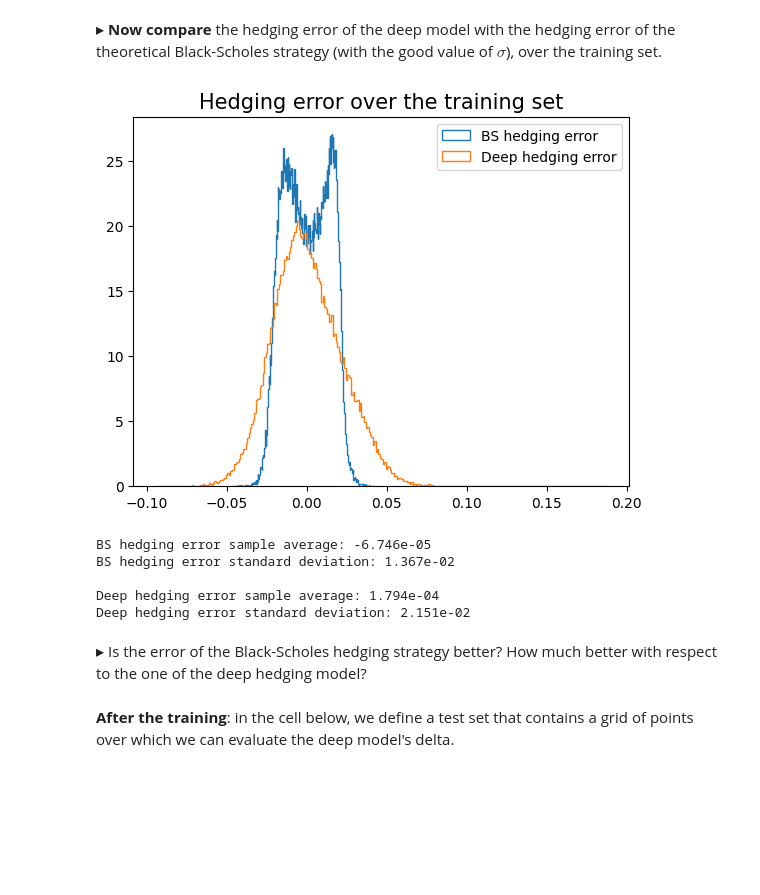
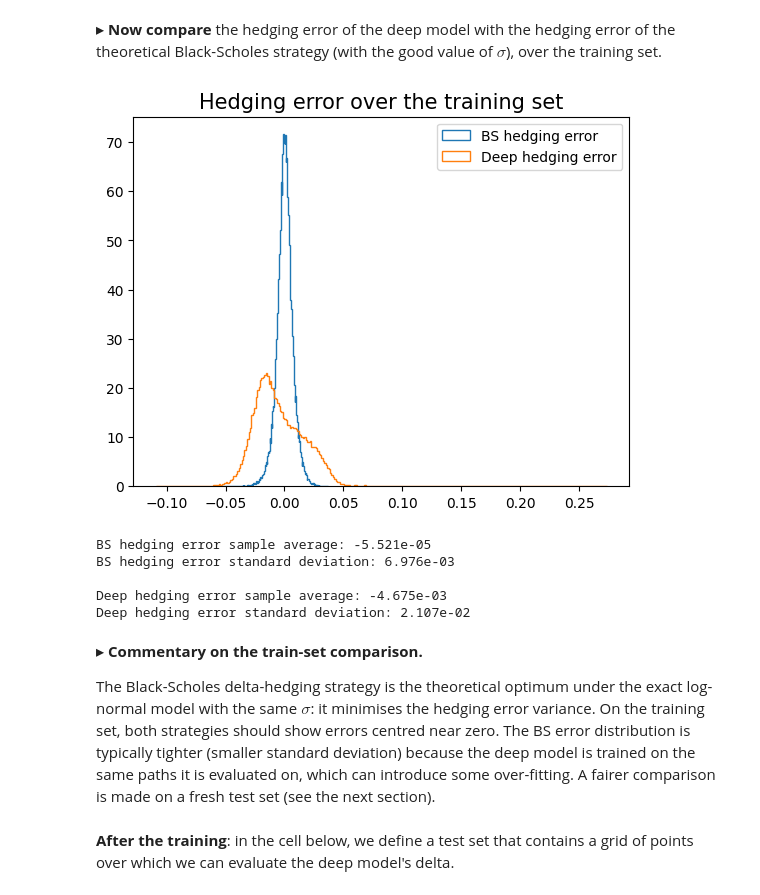
Before and after one commit to RaynorEtienn/Deep-Learning-in-Finance, a Jupyter notebook: Day 5/Deep_hedging.ipynb, the cells around one changed output. Drawn from its saved outputs; the diff is of its cells as text; code cells hidden in the pictures; blank space fills up the shorter version.

```diff
--- a/Day 5/Deep_hedging.ipynb
+++ b/Day 5/Deep_hedging.ipynb
@@ -270,8 +266,15 @@ for j in range(N):
 
     priceincr = Subtract()([pricenew, price]) # the asset price increment S_{j+1} - S_j
 
-    hedgenew = Multiply()([strategy, priceincr])  # h_j * (S_{j+1} - S_j)
-    hedge = Add()([hedge, hedgenew]) # building up the delta-hedging part of the portfolio
+    # Self-financing portfolio evolution with non-zero interest rate r (To Do 3)
+    # V_{j+1} = V_j + r*(V_j - δ_j*S_j)*Δt + δ_j*(S_{j+1} - S_j)
+    portfolio_value = Add()([premium, hedge])                             # V_tj = π_0 + accumulated gain so far
+    delta_times_S   = Multiply()([strategy, price])                      # δ_j · S_j (value of risky-asset position)
+    cash_part       = Subtract()([portfolio_value, delta_times_S])       # V_tj − δ_j·S_j (cash account)
+    interest        = Lambda(lambda x: r * Delta_T * x)(cash_part)      # r · (V_tj − δ_j·S_j) · Δt
+    delta_contrib   = Multiply()([strategy, priceincr])                  # δ_j · (S_{j+1} − S_j)
+    hedgenew        = Add()([interest, delta_contrib])                   # total portfolio increment at step j
+    hedge           = Add()([hedge, hedgenew])                           # update accumulated gain
 
     output_helper = output_helper + [strategy_eval]
 
@@ -318,3 +321,3 @@ With $N=100$ time steps, a training set of size $N_{train} = 10^4$ and the netwo
 # %%
-model_hedge_strat.fit(x = xtrain, y = ytrain, epochs=5, verbose=True, batch_size=100)  # type: ignore
+model_hedge_strat.fit(x = xtrain, y = ytrain, epochs=10, verbose=True, batch_size=256)  # type: ignore
 # %% [output]
@@ -365,46 +394,51 @@ How does the result look like?
 # %% [markdown]
 $\blacktriangleright$ __Now compare__ the hedging error of the deep model with the hedging error of the theoretical Black-Scholes strategy (with the good value of $\sigma$), over the training set.
 # %%
-hedge = np.zeros(N_train)
-price = S0 * np.ones((N_train, N))
+V_BS_train = priceBS * np.ones(N_train)  # portfolio value, initialised at the BS price
+price_k = S0 * np.ones(N_train)          # asset price at current step
 
-for k in range(N-1):
-    # We use the log-increments from the training set
-    price[:, k+1] = price[:, k] * np.exp(log_increments[k].T) # Here we build all the N_train asset price trajectories
+for k in range(N):
+    price_k1 = price_k * np.exp(log_increments[k][:, 0])  # S_{t_{k+1}}
 
-    # The theoretical Black-Scholes delta over the trajectories in the train set, at the current time
+    # Theoretical Black-Scholes delta at current time and current spot
     tau = T - grid[k]
-    d_1 = (np.log(price[:, k]/strike) + (r + 0.5*sigma**2)*tau) / (sigma*np.sqrt(tau))
+    d_1 = (np.log(price_k / strike) + (r + 0.5 * sigma**2) * tau) / (sigma * np.sqrt(tau))
     BS_delta_train = sps.norm.cdf(d_1)
 
-    # The evolution of the hedging portfolio with the BS delta
-    hedge = hedge + BS_delta_train * (price[:, k+1] - price[:, k])
+    # Self-financing portfolio evolution with r≠0
+    V_BS_train = (V_BS_train
+                  + r * (V_BS_train - BS_delta_train * price_k) * Delta_T
+                  + BS_delta_train * (price_k1 - price_k))
 
-hedging_error_BS = priceBS + hedge - np.maximum(price[:, -1] - strike, 0)  # type: ignore
+    price_k = price_k1
+
+hedging_error_BS = V_BS_train - np.maximum(price_k - strike, 0)  # type: ignore
 
 plt.hist(hedging_error_BS, bins=int(np.sqrt(N_train)), histtype='step', label="BS hedging error", density=True)
 
 # We plot the hedging error of the deep model again, for comparison with BS
 plt.hist(hedging_error, bins=int(np.sqrt(N_train)), histtype='step', label="Deep hedging error", density=True)
 
 plt.title("Hedging error over the training set", fontsize=15)
 plt.legend(loc="best")
 plt.show()
 
-print("BS hedging error sample average: %1.3e" %np.mean(hedging_error_BS))
-print("BS hedging error standard deviation: %1.3e \n " %np.std(hedging_error_BS))
+print("BS hedging error sample average: %1.3e" % np.mean(hedging_error_BS))
+print("BS hedging error standard deviation: %1.3e \n" % np.std(hedging_error_BS))
 
-print("Deep hedging error sample average: %1.3e" %np.mean(hedging_error))
-print("Deep hedging error standard deviation: %1.3e \n " %np.std(hedging_error))
+print("Deep hedging error sample average: %1.3e" % np.mean(hedging_error))
+print("Deep hedging error standard deviation: %1.3e \n" % np.std(hedging_error))
 # %% [output]
-[figure, old version]
+[figure, new version]
-BS hedging error sample average: -6.746e-05
-BS hedging error standard deviation: 1.367e-02
+BS hedging error sample average: -5.521e-05
+BS hedging error standard deviation: 6.976e-03
 
-Deep hedging error sample average: 1.794e-04
-Deep hedging error standard deviation: 2.151e-02
+Deep hedging error sample average: -4.675e-03
+Deep hedging error standard deviation: 2.107e-02
-# %% [markdown]
-$\blacktriangleright$ Is the error of the Black-Scholes hedging strategy better? How much better with respect to the one of the deep hedging model?
+# %% [markdown]
+$\blacktriangleright$ **Commentary on the train-set comparison.**
+
+The Black-Scholes delta-hedging strategy is the theoretical optimum under the exact log-normal model with the same $\sigma$: it minimises the hedging error variance. On the training set, both strategies should show errors centred near zero. The BS error distribution is typically tighter (smaller standard deviation) because the deep model is trained on the same paths it is evaluated on, which can introduce some over-fitting. A fairer comparison is made on a fresh test set (see the next section).
 # %% [markdown]
 __After the training__: in the cell below, we define a test set that contains a grid of points over which we can evaluate the deep model's delta.
 # %%
```
Also changed, not shown: parts of 16 cells of this notebook, 2 other files.
